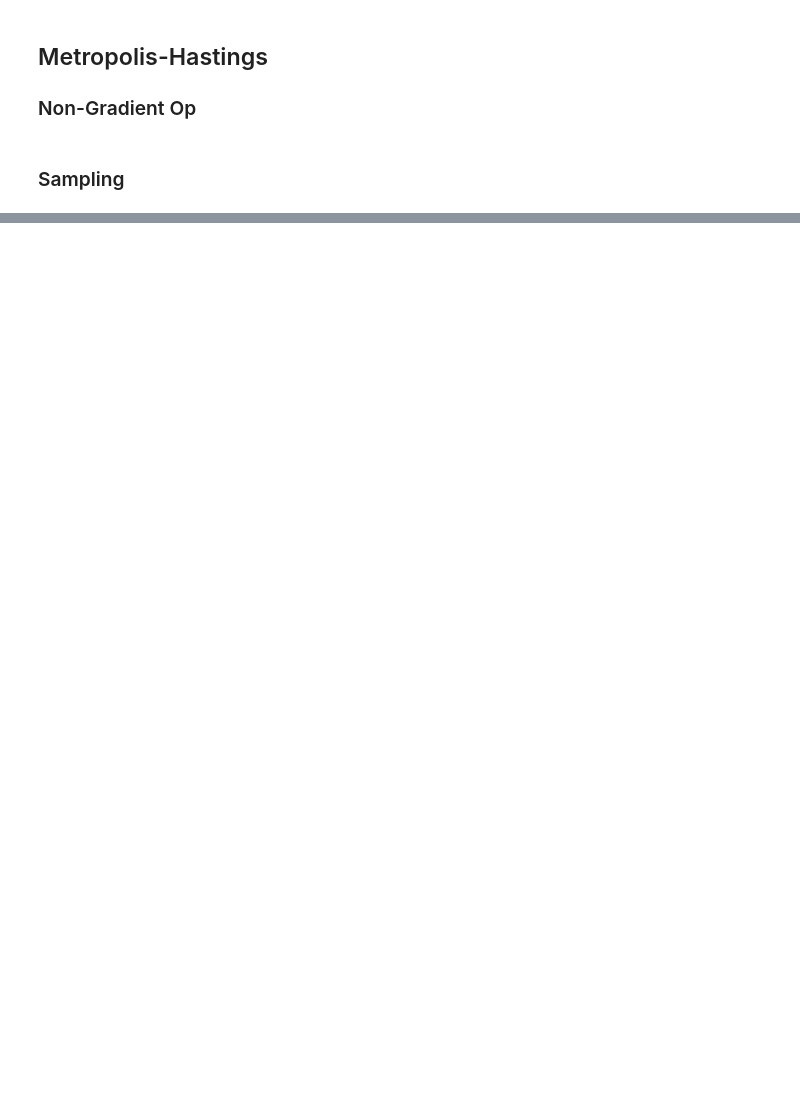
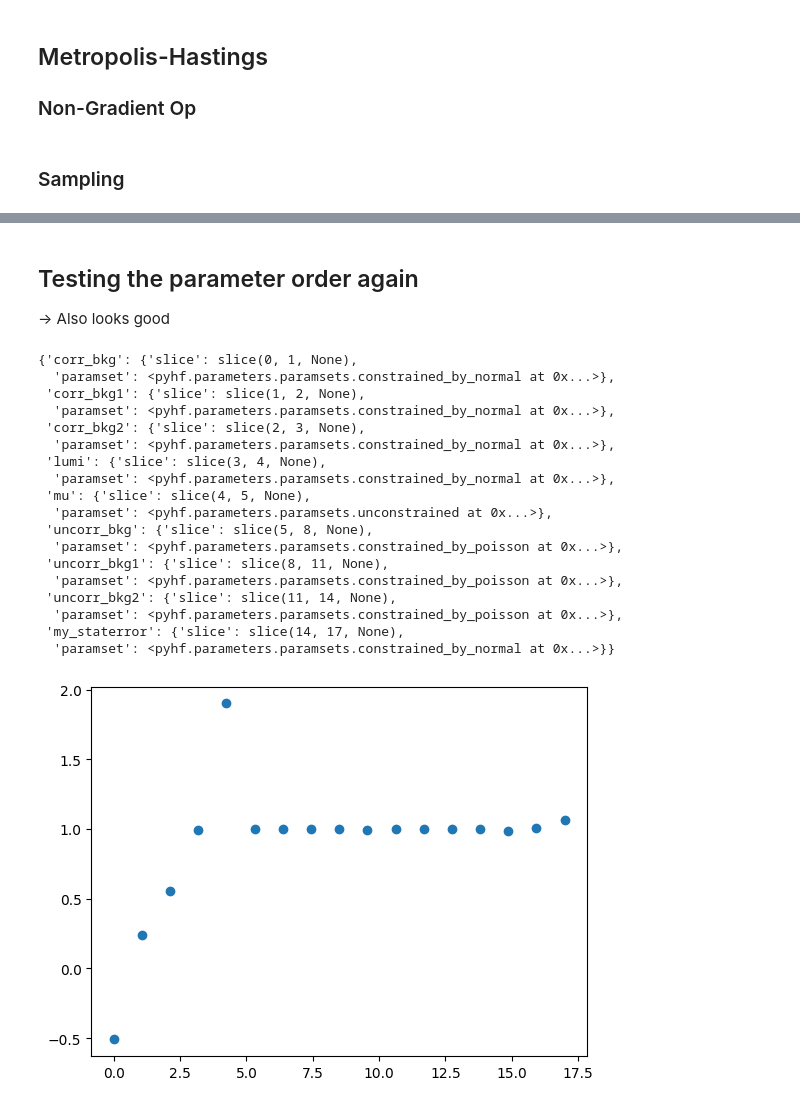
Before and after one commit to malin-horstmann/bayesian_pyhf, a Jupyter notebook: src/pyhf_pymc/sampling2.ipynb, the cells around one changed output, grey strips where cells are left out. Saved outputs shown, nothing was run; the diff lists cells and outputs as text; code cells hidden in the pictures; blank space fills up the shorter version.

Commit message:
cleaned the comparison again a bit

```diff
--- a/src/pyhf_pymc/sampling2.ipynb
+++ b/src/pyhf_pymc/sampling2.ipynb
@@ -336,0 +337,33 @@ Sampling: [ExpData, Gammas, Normals, Unconstrained]
+# %% [markdown]
+## Testing the parameter order again
+
+-> Also looks good
+# %%
+test = []
+pars = prepare_inference.priors2pymc(prepared_model)
+for i in range(nPars):
+    test.append(pars[i].eval())
+
+plt.scatter(np.linspace(0, nPars, nPars), test)
+
+model.config.par_map
+# %% [output]
+{'corr_bkg': {'slice': slice(0, 1, None),
+  'paramset': <pyhf.parameters.paramsets.constrained_by_normal at 0x...>},
+ 'corr_bkg1': {'slice': slice(1, 2, None),
+  'paramset': <pyhf.parameters.paramsets.constrained_by_normal at 0x...>},
+ 'corr_bkg2': {'slice': slice(2, 3, None),
+  'paramset': <pyhf.parameters.paramsets.constrained_by_normal at 0x...>},
+ 'lumi': {'slice': slice(3, 4, None),
+  'paramset': <pyhf.parameters.paramsets.constrained_by_normal at 0x...>},
+ 'mu': {'slice': slice(4, 5, None),
+  'paramset': <pyhf.parameters.paramsets.unconstrained at 0x...>},
+ 'uncorr_bkg': {'slice': slice(5, 8, None),
+  'paramset': <pyhf.parameters.paramsets.constrained_by_poisson at 0x...>},
+ 'uncorr_bkg1': {'slice': slice(8, 11, None),
+  'paramset': <pyhf.parameters.paramsets.constrained_by_poisson at 0x...>},
+ 'uncorr_bkg2': {'slice': slice(11, 14, None),
+  'paramset': <pyhf.parameters.paramsets.constrained_by_poisson at 0x...>},
+ 'my_staterror': {'slice': slice(14, 17, None),
+  'paramset': <pyhf.parameters.paramsets.constrained_by_normal at 0x...>}}
+[figure, added]
```
Also changed, not shown: parts of 8 cells of this notebook.
